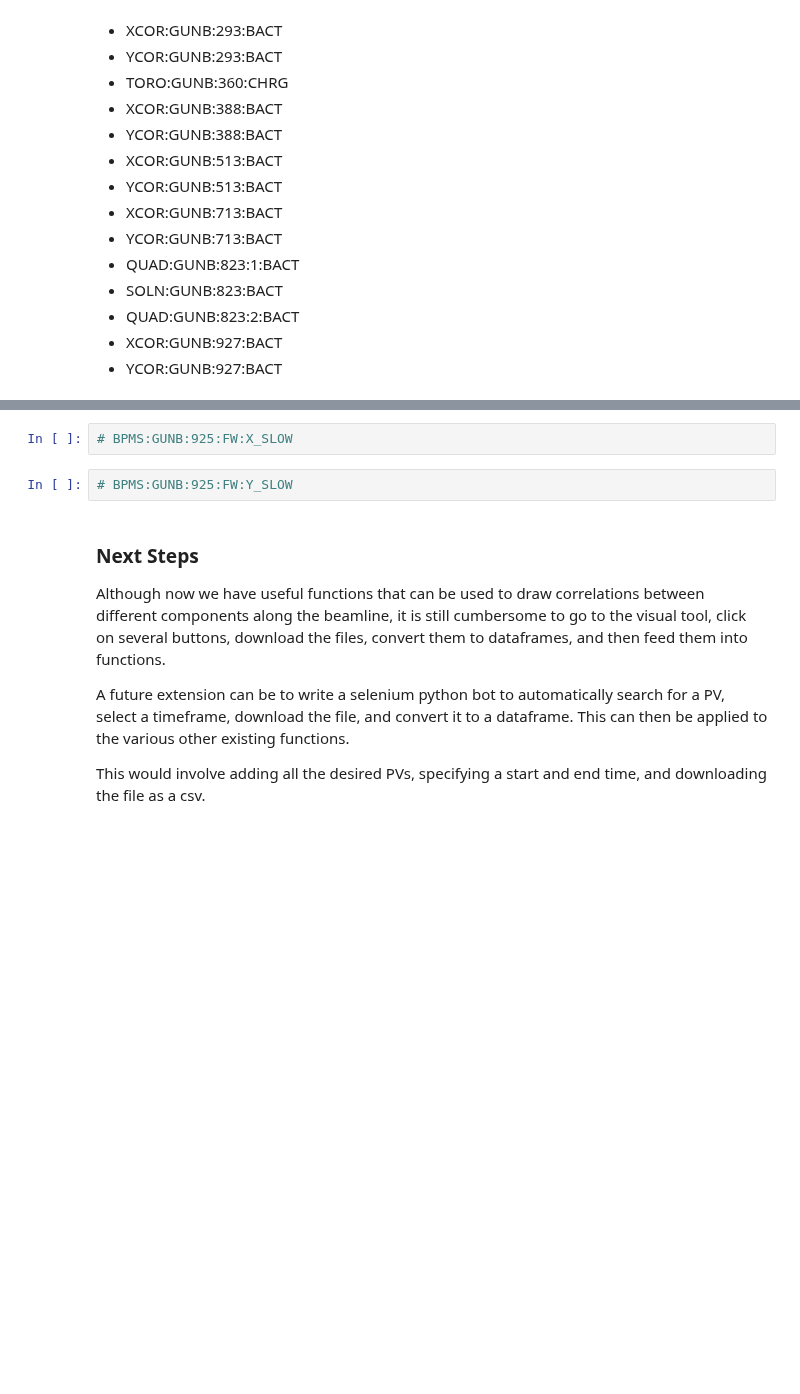
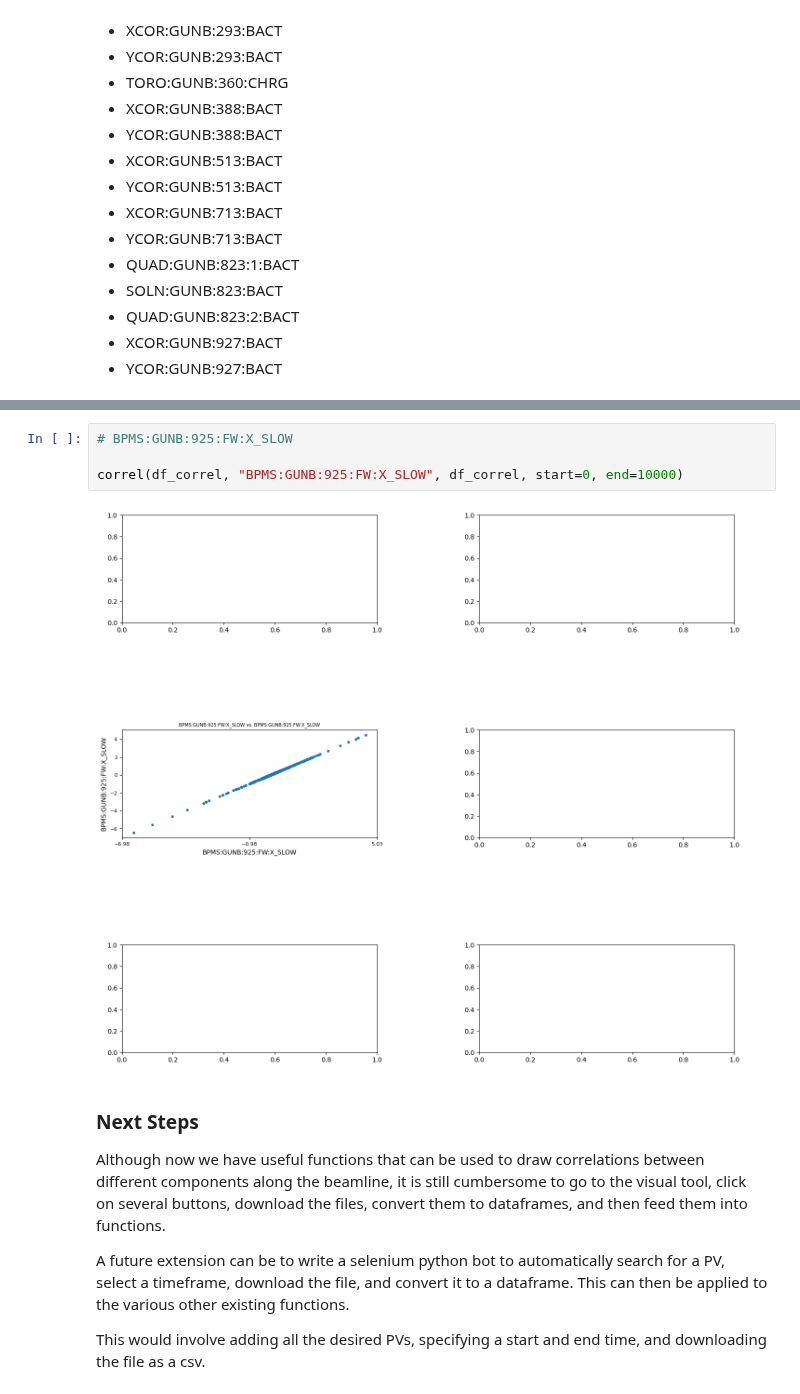
Before and after one commit to jpgtordilla/hombom24, a Jupyter notebook: archive-analysis/archviewer-plots/test-vis/test-vis.ipynb, the cells around one changed output, grey strips where cells are left out. Saved outputs shown, nothing was run; the diff lists cells and outputs as text; blank space fills up the shorter version.

```diff
--- a/archive-analysis/archviewer-plots/test-vis/test-vis.ipynb
+++ b/archive-analysis/archviewer-plots/test-vis/test-vis.ipynb
@@ -482,7 +474,9 @@ Then we will compare the BPMs and HOM PVs with the other components in their res
 # %%
 # BPMS:GUNB:925:FW:X_SLOW
+
+correl(df_correl, "BPMS:GUNB:925:FW:X_SLOW", df_correl, start=0, end=10000)
+# %% [output]
+[figure, added]
-# %%
-# BPMS:GUNB:925:FW:Y_SLOW
 # %% [markdown]
 ### Next Steps
 
```
Also changed, not shown: parts of 12 cells of this notebook, 1 other file.
